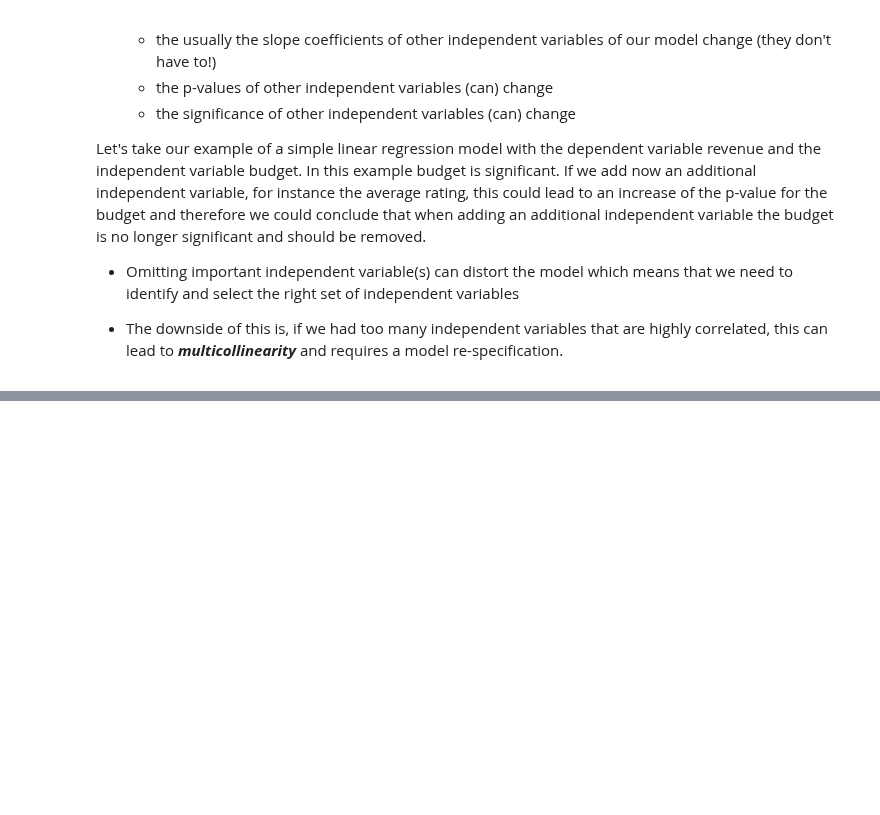
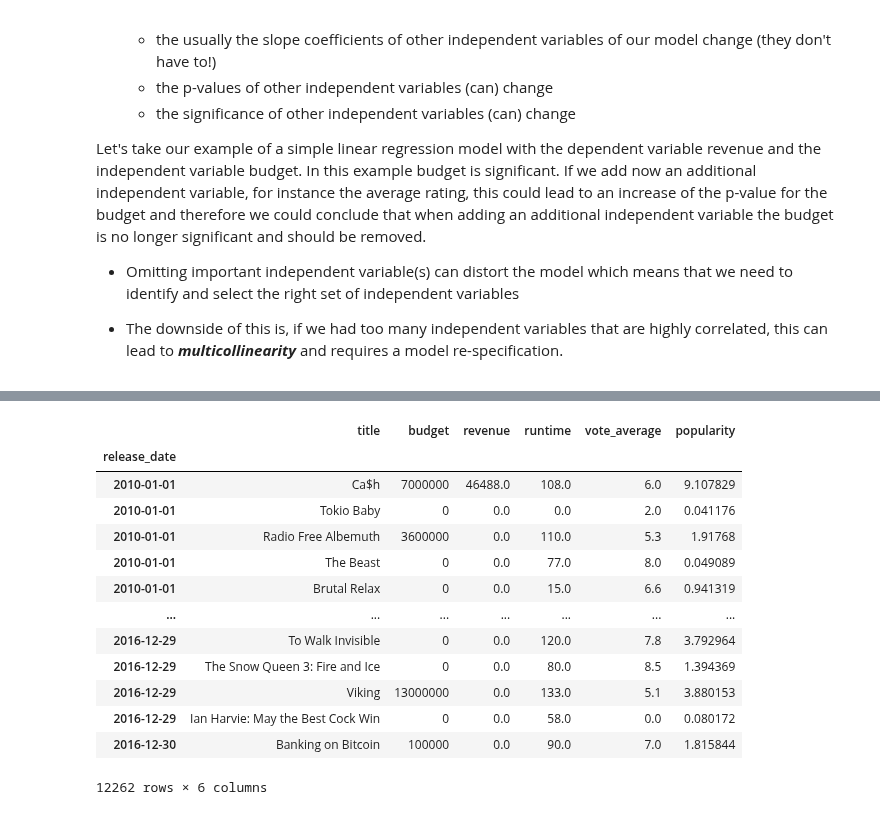
Before and after one commit to mindeleven/Analyzing-financial-data-with-python-and-rust, a Jupyter notebook: algorithmic_trading/python-for-finance-hagmann/Notebooks/ch27012_multiple_regression_model.ipynb, the cells around one changed output, grey strips where cells are left out. Saved outputs shown, nothing was run; the diff lists cells and outputs as text; code cells hidden in the pictures; blank space fills up the shorter version.

```diff
--- a/algorithmic_trading/python-for-finance-hagmann/Notebooks/ch27012_multiple_regression_model.ipynb
+++ b/algorithmic_trading/python-for-finance-hagmann/Notebooks/ch27012_multiple_regression_model.ipynb
@@ -52,0 +136,23 @@ Let's take our example of a simple linear regression model with the dependent va
+# %%
+# selecting the period from 2010 to 2016
+# selecting independent variables:  "budget", "runtime", "vote_average", "popularity"
+# vote_average is a rating between 0 and 10 on the movies database
+# popularity is the number of times a movie gets searched for or has been added to the wishlist on the movies database
+df = movie.loc["2010":"2016", ["title", "budget", "revenue", "runtime", "vote_average", "popularity"]].copy()
+# %%
+df
+# %% [output]
+|  | title | budget | revenue | runtime | vote_average | popularity |
+| release_date |  |  |  |  |  |  |
+| 2010-01-01 | Ca$h | 7000000 | 46488.0 | 108.0 | 6.0 | 9.107829 |
+| 2010-01-01 | Tokio Baby | 0 | 0.0 | 0.0 | 2.0 | 0.041176 |
+| 2010-01-01 | Radio Free Albemuth | 3600000 | 0.0 | 110.0 | 5.3 | 1.91768 |
+| 2010-01-01 | The Beast | 0 | 0.0 | 77.0 | 8.0 | 0.049089 |
+| 2010-01-01 | Brutal Relax | 0 | 0.0 | 15.0 | 6.6 | 0.941319 |
+| ... | ... | ... | ... | ... | ... | ... |
+| 2016-12-29 | To Walk Invisible | 0 | 0.0 | 120.0 | 7.8 | 3.792964 |
+| 2016-12-29 | The Snow Queen 3: Fire and Ice | 0 | 0.0 | 80.0 | 8.5 | 1.394369 |
+| 2016-12-29 | Viking | 13000000 | 0.0 | 133.0 | 5.1 | 3.880153 |
+| 2016-12-29 | Ian Harvie: May the Best Cock Win | 0 | 0.0 | 58.0 | 0.0 | 0.080172 |
+| 2016-12-30 | Banking on Bitcoin | 100000 | 0.0 | 90.0 | 7.0 | 1.815844 |
+12262 rows × 6 columns
```
Also changed, not shown: parts of 22 cells of this notebook.
